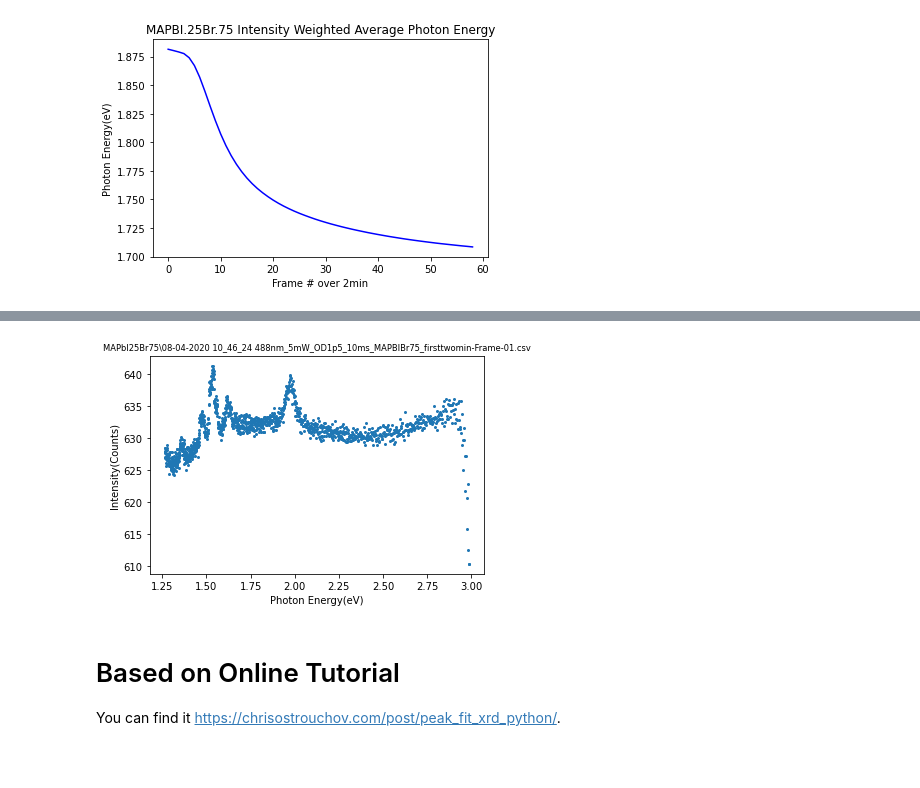
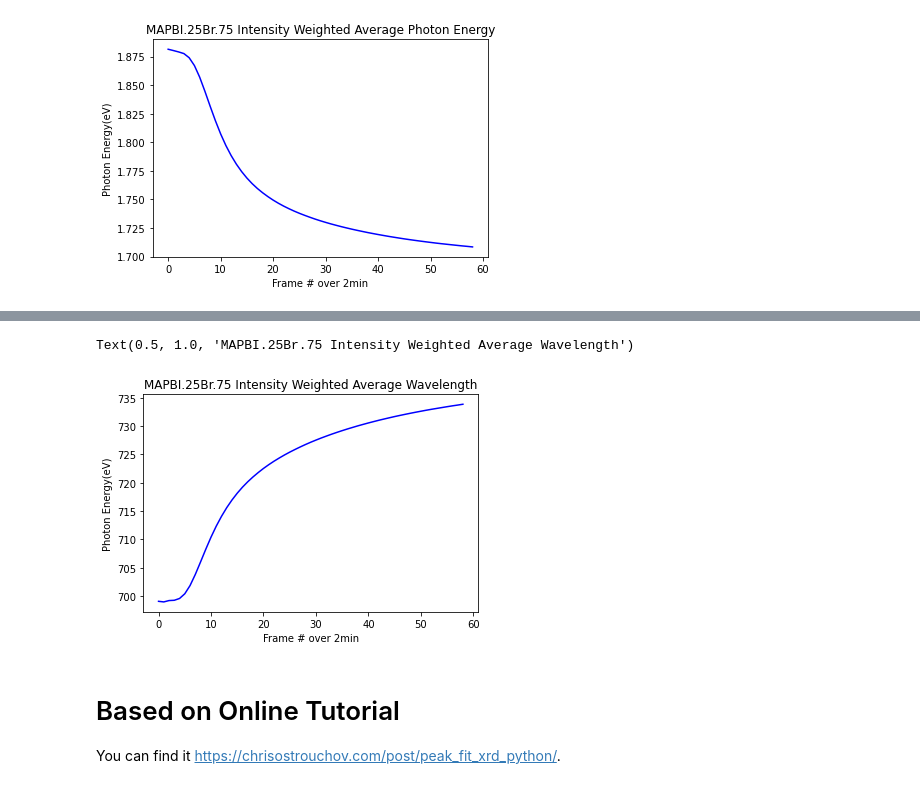
Before and after one commit to Wellesley-Solar/PL_Tools, a Jupyter notebook: stable_PLInfo_for_ML.ipynb, the cells around one changed output, grey strips where cells are left out. Saved outputs shown, nothing was run; the diff lists cells and outputs as text; code cells hidden in the pictures; blank space fills up the shorter version.

```diff
--- a/stable_PLInfo_for_ML.ipynb
+++ b/stable_PLInfo_for_ML.ipynb
@@ -52,7 +42,13 @@ IBr2.PLs[0].plotW()
-# %%
-IBr2.PLs[0].plotE()
-# %% [output]
-[figure, removed]
+# %%
+fig, ax = plt.subplots()
+ax.plot(IBr2.Wavgseries[1:],'b')
+ax.set_xlabel("Frame # over 2min")
+ax.set_ylabel("Photon Energy(eV)")
+# ax.legend(loc="best")
+ax.set_title("MAPBI.25Br.75 Intensity Weighted Average Wavelength")
+# %% [output]
+Text(0.5, 1.0, 'MAPBI.25Br.75 Intensity Weighted Average Wavelength')
+[figure, added]
 # %% [markdown]
 # Based on Online Tutorial
 You can find it https://chrisostrouchov.com/post/peak_fit_xrd_python/.
```
Also changed, not shown: parts of 2 cells of this notebook.
